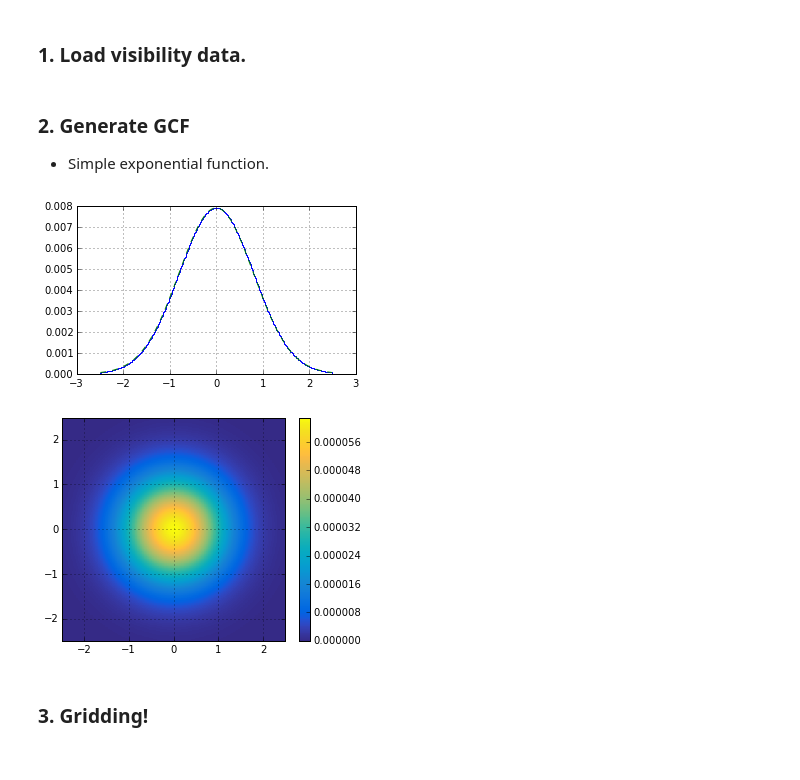
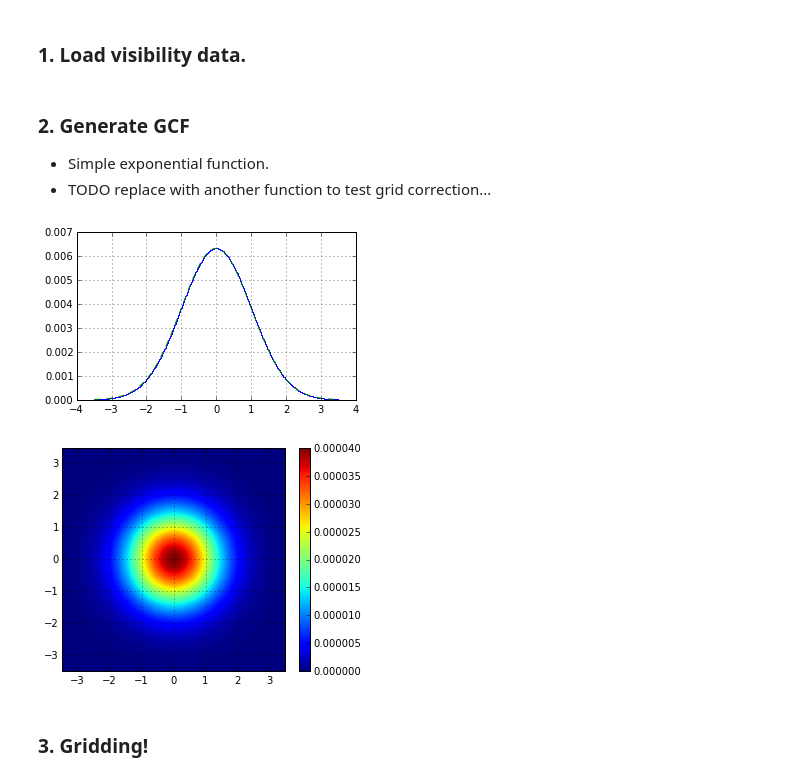
Before and after one commit to SKA-ScienceDataProcessor/crocodile, a Jupyter notebook: simple_dirty_image.ipynb, the cells around one changed output. Cells and saved outputs as stored; diff of their text form; code cells hidden in the pictures.

```diff
--- a/simple_dirty_image.ipynb
+++ b/simple_dirty_image.ipynb
@@ -35,9 +33,8 @@ from parula import parula_map
 # %%
 fov = 3.5        # field-of-view, in degrees
 imsize = 1024    # Image dimension / grid size, in pixels
-support = 2      # GCF support (width = 2 * support + 1)
+support = 3      # GCF support (width = 2 * support + 1)
 oversample = 63  # GCF oversample (values per grid cell) - MUST BE ODD
-padding = 1.2    # TODO
 
 assert oversample % 2 == 1, 'Oversample must be odd valued!'
 
@@ -69,41 +66,41 @@ amp = oskar_vis.stokes_i(flatten=True)
 # %% [markdown]
 ### 2. Generate GCF
 - Simple exponential function.
+- TODO replace with another function to test grid correction...
 # %%
 # Generate 1d exponential GCF
-sigma = 0.8
+sigma = 1.0
 gcf_size = (2 * support + 1) * oversample
 gcf_u = numpy.arange(0, gcf_size, dtype='f8') - gcf_size / 2
 u_inc = 1.0 / oversample
 gcf_u *= u_inc
 gcf_1d = numpy.exp(-gcf_u**2.0 / (2.0 * sigma**2))
 gcf_1d /= numpy.sum(gcf_1d)  # Normalise by area
 
 # Convert to 2-d
 gcf_2d = numpy.empty((gcf_size, gcf_size), dtype='f8')
 for i in range(0, gcf_size):
     gcf_2d[:, i] = gcf_1d
 for j in range(0, gcf_size):
     gcf_2d[j, :] *= gcf_1d
 
 # Plot the GCF
 plt.close('gcf 1d')
 plt.close('gcf 2d')
 fig = plt.figure('gcf 1d', figsize=(5, 3))
 ax = fig.add_subplot(111)
 ax.step(gcf_u, gcf_1d, where='mid')
 ax.plot(gcf_u, gcf_1d, '--')
 ax.grid(True)
 fig = plt.figure('gcf 2d', figsize=(5, 4))
 ax = fig.add_subplot(111, aspect='equal')
 im = ax.imshow(gcf_2d, interpolation='nearest',
-               extent=[gcf_u[0], gcf_u[-1], gcf_u[0], gcf_u[-1]],
-               cmap=parula_map)
+               extent=[gcf_u[0], gcf_u[-1], gcf_u[0], gcf_u[-1]])
 plt.colorbar(im)
 ax.grid(True)
 # %% [output]
-[figure, old version]
+[figure, new version]
-[figure, old version]
+[figure, new version]
 # %% [markdown]
 ### 3. Gridding!
 # %%
```
Also changed, not shown: parts of 7 cells of this notebook.
